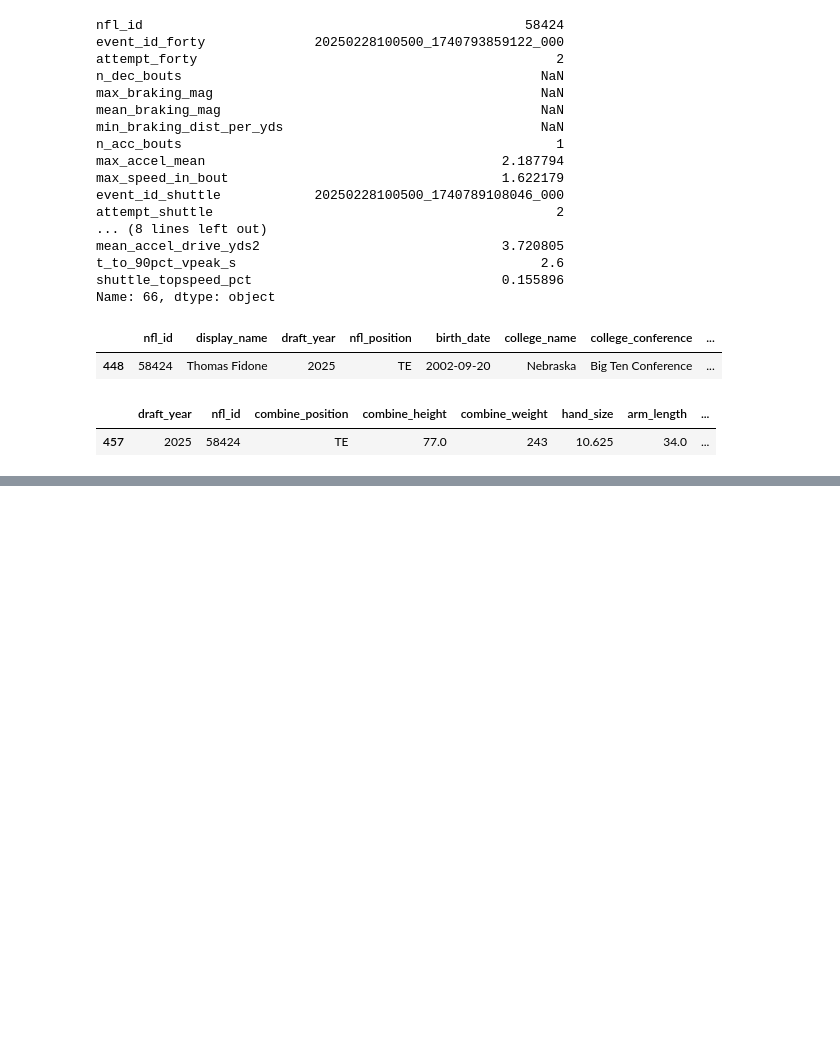
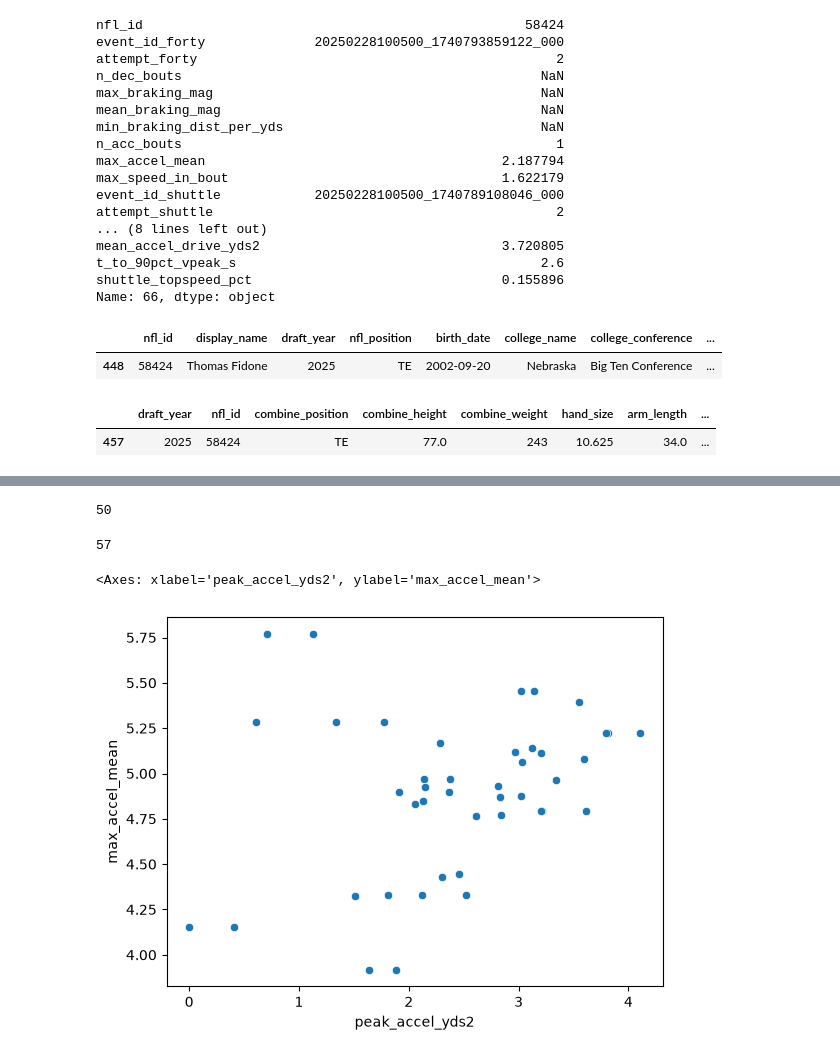
Before and after one commit to gatywilliam/numlds-400-final-project, a Jupyter notebook: src/local_eda_wgaty.ipynb, the cells around one changed output, grey strips where cells are left out. Drawn from its saved outputs; the diff is of its cells as text; code cells hidden in the pictures; blank space fills up the shorter version.

```diff
--- a/src/local_eda_wgaty.ipynb
+++ b/src/local_eda_wgaty.ipynb
@@ -839,0 +1012,3 @@ res[0][res[0]["event_id"] == "6407d3f0e3d8e72dcdb2faed-2023"]
+# %%
+all_3cone_frames = parse_all_three_cone_attempts(combine_w_pos_df[(combine_w_pos_df["drill_name"] == "THREE_CONE_DRILL") & (combine_w_pos_df["combine_position"].str.contains("wr|te", case=False))])
+all_3cone_phase_summary = summarize_three_cone_phases(all_3cone_frames)
@@ -839,0 +1031,2 @@ res[0][res[0]["event_id"] == "6407d3f0e3d8e72dcdb2faed-2023"]
+# %%
+named_3cone = all_3cone_phase_summary.join(players_df.set_index("nfl_id")["display_name"], on="nfl_id", how="left", suffixes=("_phase", "_player")).join(combine_results_df.set_index("nfl_id")["combine_position"], on="nfl_id", how="left", suffixes=("_phase", "_combine"))
@@ -839,0 +1056,16 @@ res[0][res[0]["event_id"] == "6407d3f0e3d8e72dcdb2faed-2023"]
+# %%
+len(single_shuttle_df)
+# %% [output]
+50
+# %%
+len(named_3cone[named_3cone["phase"] == "first_stop_and_turn"])
+# %% [output]
+57
+# %%
+shuttle_3cone_df = single_shuttle_df.join(named_3cone[named_3cone["phase"] == "first_stop_and_turn"].set_index("nfl_id")["peak_accel_yds2"], on="nfl_id", how="inner", suffixes=("_shuttle", "_3cone"))
+# %%
+sns.scatterplot(data=shuttle_3cone_df, x="peak_accel_yds2", y="max_accel_mean")
+# shuttle_3cone_df
+# %% [output]
+<Axes: xlabel='peak_accel_yds2', ylabel='max_accel_mean'>
+[figure, added]
```
Also changed, not shown: parts of 12 cells of this notebook.
